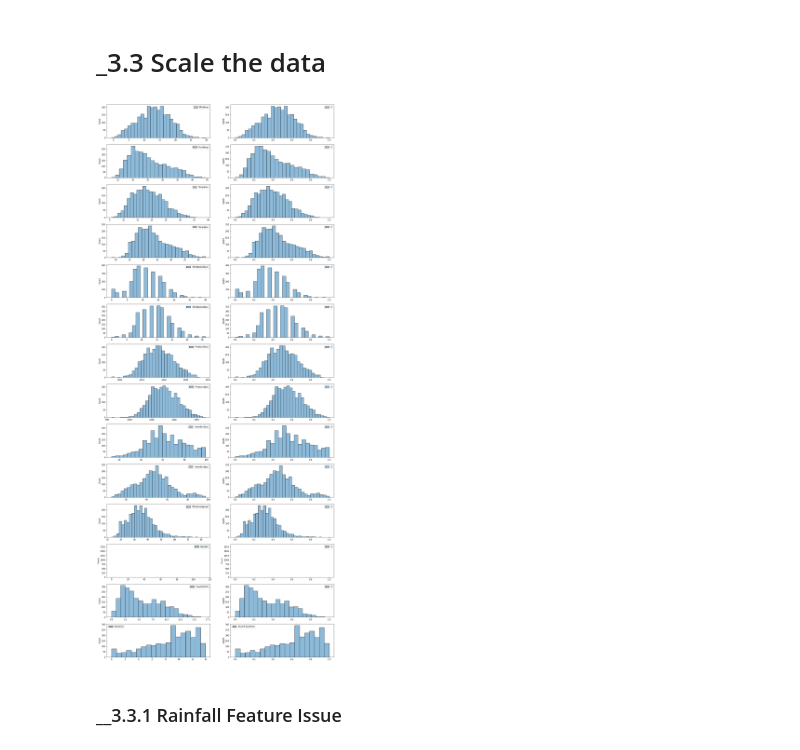
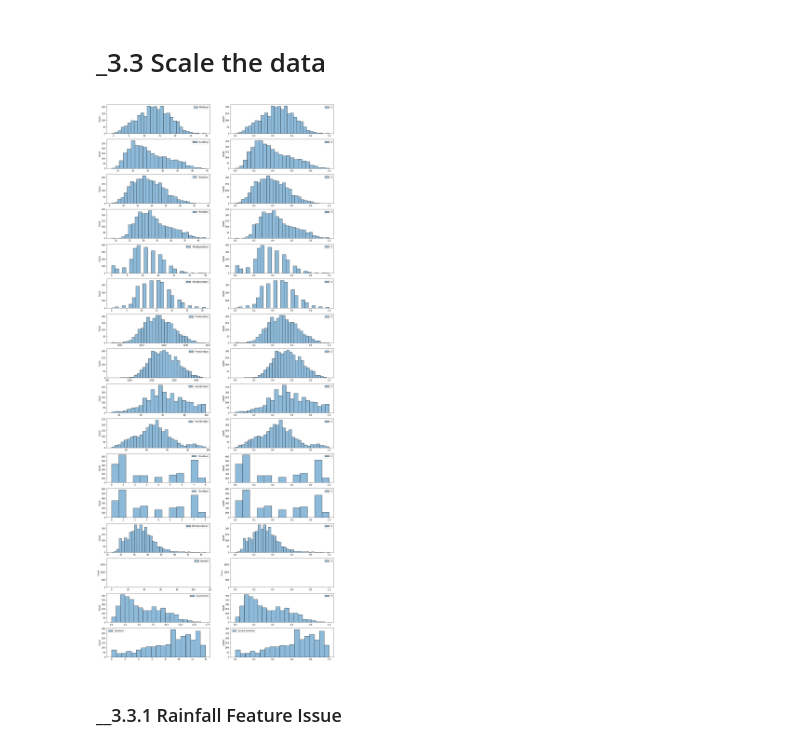
Before and after one commit to poolGolez/project-roosevelt, a Jupyter notebook: will-it-rain-in-perth.ipynb, the cells around one changed output. Drawn from its saved outputs; the diff is of its cells as text; code cells hidden in the pictures.

```diff
--- a/will-it-rain-in-perth.ipynb
+++ b/will-it-rain-in-perth.ipynb
@@ -1524,25 +1524,19 @@ pd.DataFrame({
 # %% [markdown]
 # _3.2 Imputate missing values
 # %%
-from sklearn.pipeline import Pipeline
-
 numeric_attr = [
     'MinTemp', 'MaxTemp',
     'Temp9am', 'Temp3pm',
     'WindSpeed9am', 'WindSpeed3pm',
     'Pressure9am', 'Pressure3pm',
     'Humidity9am', 'Humidity3pm',
+
+    'Cloud9am','Cloud3pm',
+
     'WindGustSpeed', 'Rainfall',
     'Evaporation', 'Sunshine'
 ]
 nominal_attr = [
-    'RainToday',
-    'WindGustDir',
-    'WindDir9am',
-    'WindDir3pm',
-    'Cloud9am',
-    'Cloud3pm'
+    'RainToday', 'WindGustDir',
+    'WindDir9am', 'WindDir3pm',
 ]
-
-col_transformers = { col: [] for col in (numeric_attr + nominal_attr) }
-col_transformers
@@ -1570,9 +1543,14 @@ col_transformers
 # %%
 from sklearn.impute import SimpleImputer
 
-mean_imputer = SimpleImputer(strategy='median')
-for col in numeric_attr:
-    col_transformers[col].append(('imputer', SimpleImputer(strategy='median')))
+def imputate_features(df):
+    result = df.copy()
+    for col in numeric_attr:
+        result[col] = SimpleImputer(strategy='median').fit_transform(result[[col]])
 
-for col in nominal_attr:
-    col_transformers[col].append(('imputer', SimpleImputer(strategy='most_frequent')))
+    for col in nominal_attr:
+        result[col] = SimpleImputer(strategy='most_frequent').fit_transform(result[[col]])
+
+    return result
+
+imputate_features(X_train).isna().sum()
@@ -1604,21 +1577,21 @@ col_transformers
 # %%
 from sklearn.preprocessing import MinMaxScaler
 
-_, axes = plt.subplots(14, 2, figsize=(20, 50))
+_, axes = plt.subplots(len(numeric_attr), 2, figsize=(20, 50))
 for idx, col in enumerate(numeric_attr):
     col_index = idx % 2
     row_index = idx // 2
 
     data = X_train[[col]]
     sns.histplot(data, ax=axes[idx, 0])
 
     scaler = MinMaxScaler()
     scaled_data = scaler.fit_transform(data)
     sns.histplot(scaled_data, ax=axes[idx, 1], label=f"Scaled {col}")
     plt.legend()
 plt.show()
 # %% [output]
-[figure, old version]
+[figure, new version]
 # %% [markdown]
 ### __3.3.1 Rainfall Feature Issue
 # %% [markdown]
```
Also changed, not shown: parts of 12 cells of this notebook.
